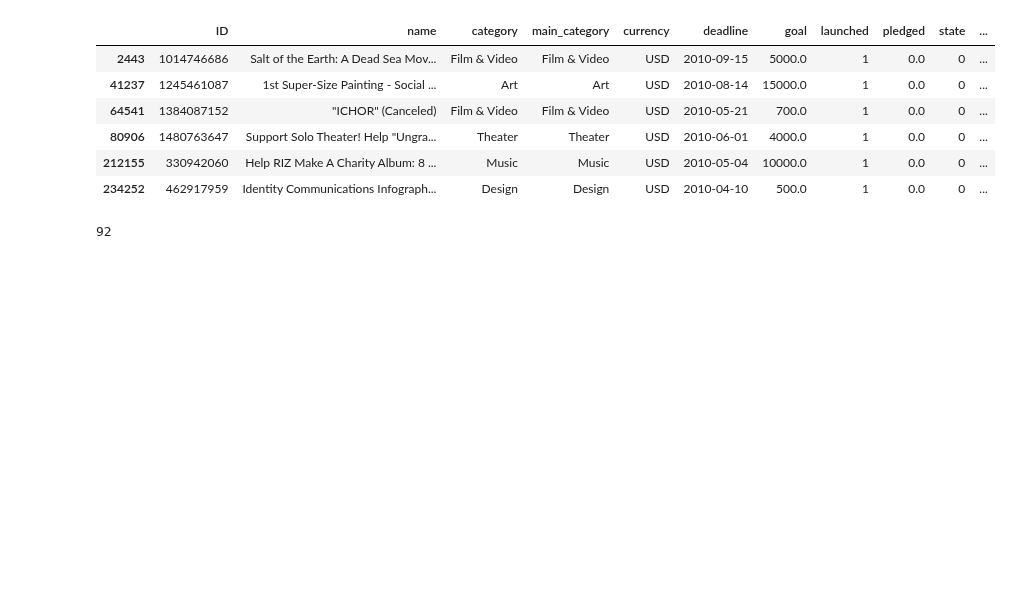
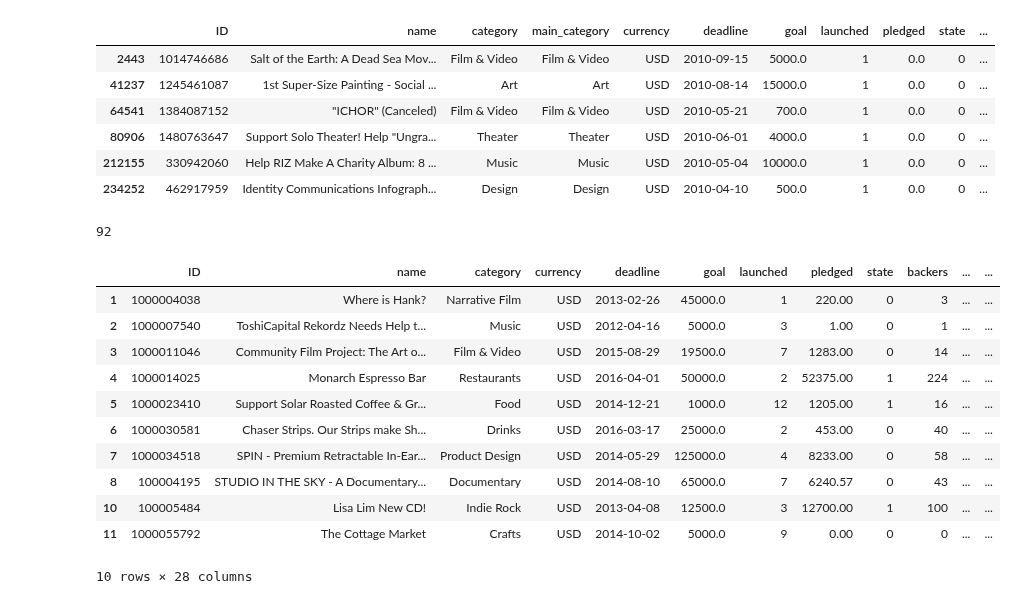
Before and after one commit to JonBebi/Kickfinisher, a Jupyter notebook: Kick_2016.ipynb, the cells around one changed output. Drawn from its saved outputs; the diff is of its cells as text; code cells hidden in the pictures; blank space fills up the shorter version.

```diff
--- a/Kick_2016.ipynb
+++ b/Kick_2016.ipynb
@@ -452,3 +452,20 @@ us = us.drop(us[us['time_days'] > 92].index)
 us['time_days'].max()
 # %% [output]
 92
+# %%
+us = pd.get_dummies(us, columns=['main_category'])
+# %%
+us.head(10)
+# %% [output]
+|  | ID | name | category | currency | deadline | goal | launched | pledged | state | backers | ... | ... |
+| 1 | 1000004038 | Where is Hank? | Narrative Film | USD | 2013-02-26 | 45000.0 | 1 | 220.00 | 0 | 3 | ... | ... |
+| 2 | 1000007540 | ToshiCapital Rekordz Needs Help t... | Music | USD | 2012-04-16 | 5000.0 | 3 | 1.00 | 0 | 1 | ... | ... |
+| 3 | 1000011046 | Community Film Project: The Art o... | Film & Video | USD | 2015-08-29 | 19500.0 | 7 | 1283.00 | 0 | 14 | ... | ... |
+| 4 | 1000014025 | Monarch Espresso Bar | Restaurants | USD | 2016-04-01 | 50000.0 | 2 | 52375.00 | 1 | 224 | ... | ... |
+| 5 | 1000023410 | Support Solar Roasted Coffee & Gr... | Food | USD | 2014-12-21 | 1000.0 | 12 | 1205.00 | 1 | 16 | ... | ... |
+| 6 | 1000030581 | Chaser Strips. Our Strips make Sh... | Drinks | USD | 2016-03-17 | 25000.0 | 2 | 453.00 | 0 | 40 | ... | ... |
+| 7 | 1000034518 | SPIN - Premium Retractable In-Ear... | Product Design | USD | 2014-05-29 | 125000.0 | 4 | 8233.00 | 0 | 58 | ... | ... |
+| 8 | 100004195 | STUDIO IN THE SKY - A Documentary... | Documentary | USD | 2014-08-10 | 65000.0 | 7 | 6240.57 | 0 | 43 | ... | ... |
+| 10 | 100005484 | Lisa Lim New CD! | Indie Rock | USD | 2013-04-08 | 12500.0 | 3 | 12700.00 | 1 | 100 | ... | ... |
+| 11 | 1000055792 | The Cottage Market | Crafts | USD | 2014-10-02 | 5000.0 | 9 | 0.00 | 0 | 0 | ... | ... |
+10 rows × 28 columns
```
Also changed, not shown: parts of 8 cells of this notebook.
